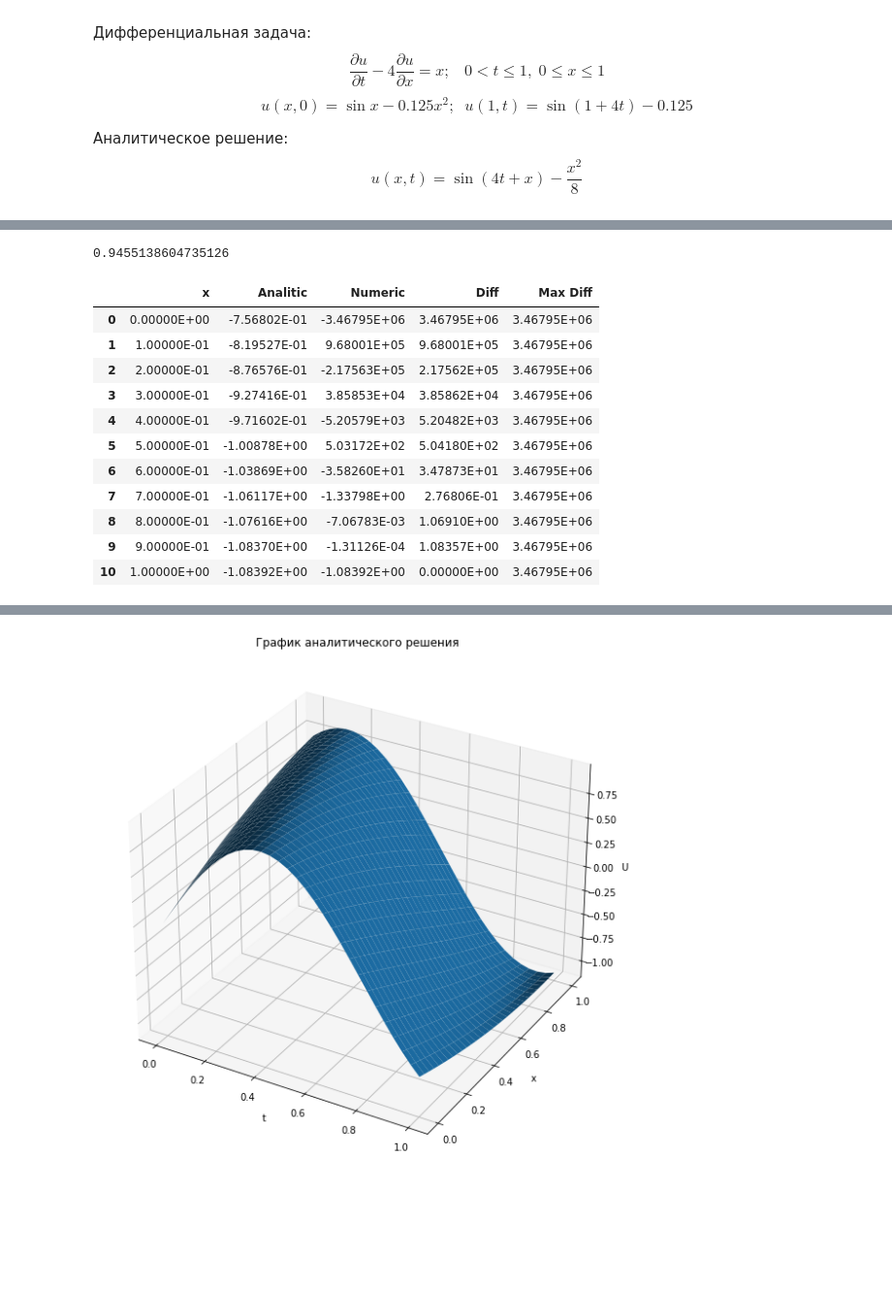
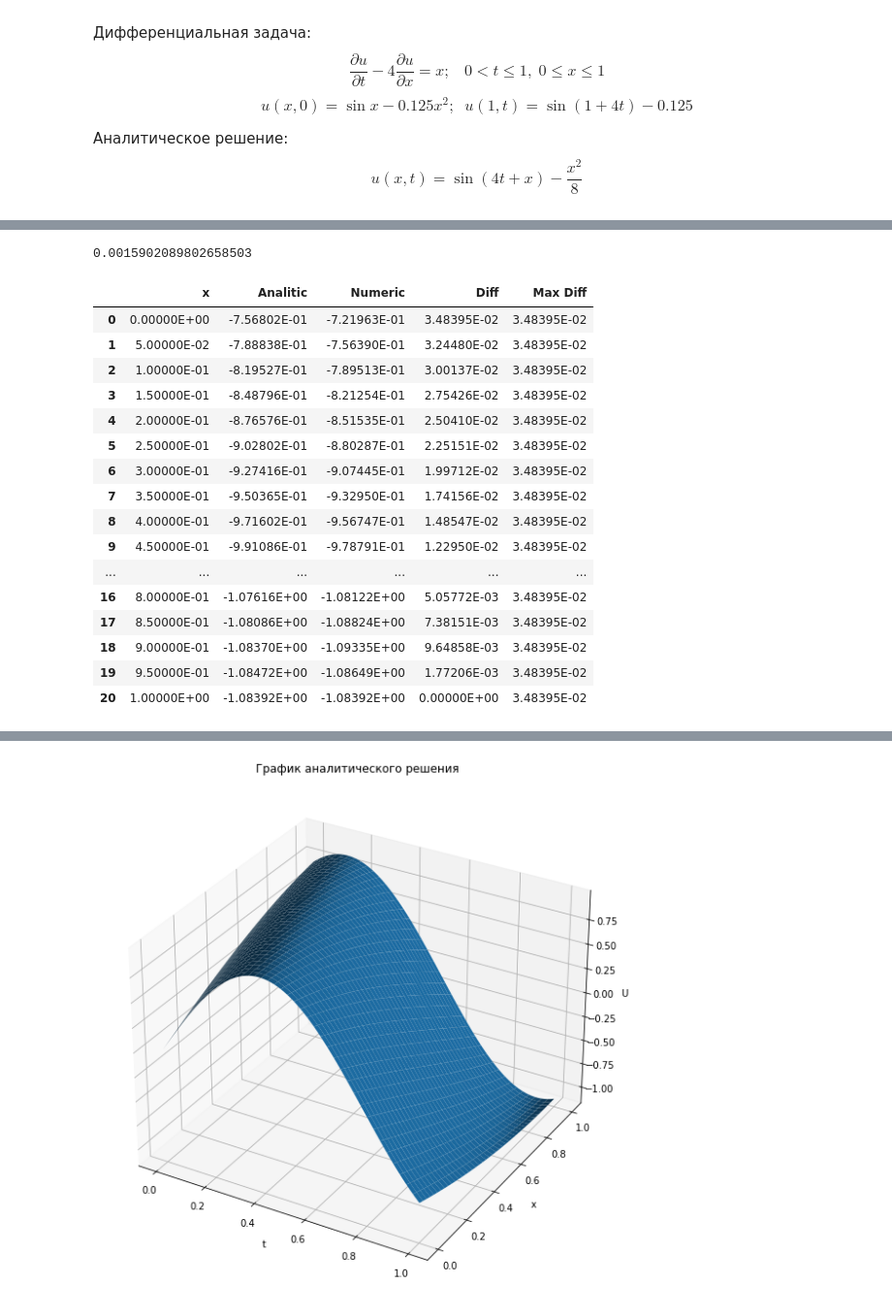
Before and after one commit to yarvod/Comp_math, a Jupyter notebook: 5_lab/5_lab.ipynb, the cells around one changed output, grey strips where cells are left out. Shown at 97% size. Drawn from its saved outputs; the diff is of its cells as text; code cells hidden in the pictures; blank space fills up the shorter version.

```diff
--- a/5_lab/5_lab.ipynb
+++ b/5_lab/5_lab.ipynb
@@ -62,12 +74,25 @@ b = x
 b_der1 = 1
 phi = np.sin(x)-0.125*x**2
 
-u_der1 =  -1/a * (-psi_der1 + b)
+u_der1 =  1/a * (-psi_der1 + b[L])
 
-u_der2 = 1/a**2 * (a*b_der1+psi_der2)
+u_der2 = 1/a**2 * (psi_der2 + a)
 
 u_der3 = -1/a**3 * psi_der3
 pd.set_option('display.float_format', lambda x: '{:.5E}'.format(x))
+# %%
+t_a = []
+for i in range(N+1):
+    for j in range(L+1):
+        t_a.append(t[i])
+t_a = np.array(t_a)
+
+x_a = np.array([])
+for i in range(N+1):
+    x_a = np.concatenate((x_a,x))
+
+U_an = np.vectorize(anal)(x_a,t_a).reshape((N+1,L+1))
+U_anal = pd.DataFrame(np.vectorize(anal)(x_a,t_a).reshape((N+1,L+1)), columns = x)
 # %%
 U = np.zeros((N+1,L+1))
 U[0] = phi
@@ -94,5 +105,4 @@ for j in range(1,3):
     k = L-j
     for i in range(1,N+1):
 
-        U[i][k] = U[i][k-1] - u_der1[i] * h_arr[j] - u_der2[i] * h_arr[j]**2 / 2 - u_der3[i] * h_arr[j]**3 / 6
-pd.DataFrame(U, columns = x)
+        U[i][k] = U[i][k+1] - u_der1[i] * h_arr[j] - u_der2[i] * h_arr[j]**2 / 2 - u_der3[i] * h_arr[j]**3 / 6
@@ -153,13 +131,0 @@ U_anal
-# %%
-t_a = []
-for i in range(N+1):
-    for j in range(N+1):
-        t_a.append(t[i])
-t_a = np.array(t_a)
-
-x_a = np.array([])
-for i in range(N+1):
-    x_a = np.concatenate((x_a,x))
-U_an = np.vectorize(anal)(x_a,t_a).reshape((N+1,N+1))
-U_anal = pd.DataFrame(np.vectorize(anal)(x_a,t_a).reshape((N+1,N+1)), columns = x)
-U_anal
@@ -179,24 +132,29 @@ U_anal
 # %%
 from scipy.spatial.distance import cosine
 
-cosine(np.vectorize(anal)(x_a,t_a), U.reshape((1,121)))
+cosine(np.vectorize(anal)(x_a,t_a), U.reshape((1,(N+1)*(L+1))))
 # %% [output]
-0.9455138604735126
+0.0015902089802658503
 # %%
-data = np.concatenate((x,U_an[10],U[10], abs(U_an[10]-U[10]), [max(abs(U_an[10]-U[10])) for i in range(N+1)]))
-data = data.reshape((5,11))
+data = np.concatenate((x,U_an[N],U[N], abs(U_an[N]-U[N]), [max(abs(U_an[N]-U[N])) for i in range(L+1)]))
+data = data.reshape((5,L+1))
 table = pd.DataFrame(data.T, columns = ['x', 'Analitic', 'Numeric', 'Diff', 'Max Diff'])
 table
 # %% [output]
 |  | x | Analitic | Numeric | Diff | Max Diff |
-| 0 | 0.00000E+00 | -7.56802E-01 | -3.46795E+06 | 3.46795E+06 | 3.46795E+06 |
-| 1 | 1.00000E-01 | -8.19527E-01 | 9.68001E+05 | 9.68001E+05 | 3.46795E+06 |
-| 2 | 2.00000E-01 | -8.76576E-01 | -2.17563E+05 | 2.17562E+05 | 3.46795E+06 |
-| 3 | 3.00000E-01 | -9.27416E-01 | 3.85853E+04 | 3.85862E+04 | 3.46795E+06 |
-| 4 | 4.00000E-01 | -9.71602E-01 | -5.20579E+03 | 5.20482E+03 | 3.46795E+06 |
-| 5 | 5.00000E-01 | -1.00878E+00 | 5.03172E+02 | 5.04180E+02 | 3.46795E+06 |
-| 6 | 6.00000E-01 | -1.03869E+00 | -3.58260E+01 | 3.47873E+01 | 3.46795E+06 |
-| 7 | 7.00000E-01 | -1.06117E+00 | -1.33798E+00 | 2.76806E-01 | 3.46795E+06 |
-| 8 | 8.00000E-01 | -1.07616E+00 | -7.06783E-03 | 1.06910E+00 | 3.46795E+06 |
-| 9 | 9.00000E-01 | -1.08370E+00 | -1.31126E-04 | 1.08357E+00 | 3.46795E+06 |
-| 10 | 1.00000E+00 | -1.08392E+00 | -1.08392E+00 | 0.00000E+00 | 3.46795E+06 |
+| 0 | 0.00000E+00 | -7.56802E-01 | -7.21963E-01 | 3.48395E-02 | 3.48395E-02 |
+| 1 | 5.00000E-02 | -7.88838E-01 | -7.56390E-01 | 3.24480E-02 | 3.48395E-02 |
+| 2 | 1.00000E-01 | -8.19527E-01 | -7.89513E-01 | 3.00137E-02 | 3.48395E-02 |
+| 3 | 1.50000E-01 | -8.48796E-01 | -8.21254E-01 | 2.75426E-02 | 3.48395E-02 |
+| 4 | 2.00000E-01 | -8.76576E-01 | -8.51535E-01 | 2.50410E-02 | 3.48395E-02 |
+| 5 | 2.50000E-01 | -9.02802E-01 | -8.80287E-01 | 2.25151E-02 | 3.48395E-02 |
+| 6 | 3.00000E-01 | -9.27416E-01 | -9.07445E-01 | 1.99712E-02 | 3.48395E-02 |
+| 7 | 3.50000E-01 | -9.50365E-01 | -9.32950E-01 | 1.74156E-02 | 3.48395E-02 |
+| 8 | 4.00000E-01 | -9.71602E-01 | -9.56747E-01 | 1.48547E-02 | 3.48395E-02 |
+| 9 | 4.50000E-01 | -9.91086E-01 | -9.78791E-01 | 1.22950E-02 | 3.48395E-02 |
+| ... | ... | ... | ... | ... | ... |
+| 16 | 8.00000E-01 | -1.07616E+00 | -1.08122E+00 | 5.05772E-03 | 3.48395E-02 |
+| 17 | 8.50000E-01 | -1.08086E+00 | -1.08824E+00 | 7.38151E-03 | 3.48395E-02 |
+| 18 | 9.00000E-01 | -1.08370E+00 | -1.09335E+00 | 9.64858E-03 | 3.48395E-02 |
+| 19 | 9.50000E-01 | -1.08472E+00 | -1.08649E+00 | 1.77206E-03 | 3.48395E-02 |
+| 20 | 1.00000E+00 | -1.08392E+00 | -1.08392E+00 | 0.00000E+00 | 3.48395E-02 |
```
Also changed, not shown: parts of 12 cells of this notebook, 2 other files.
